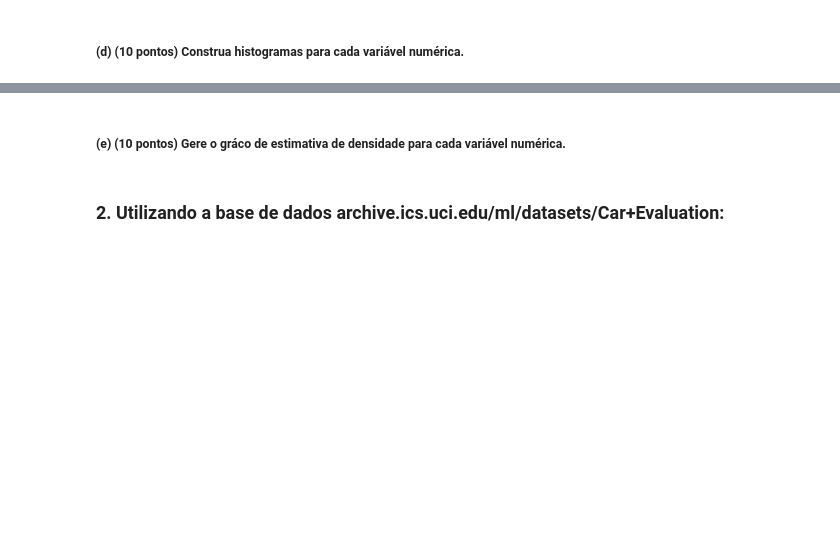
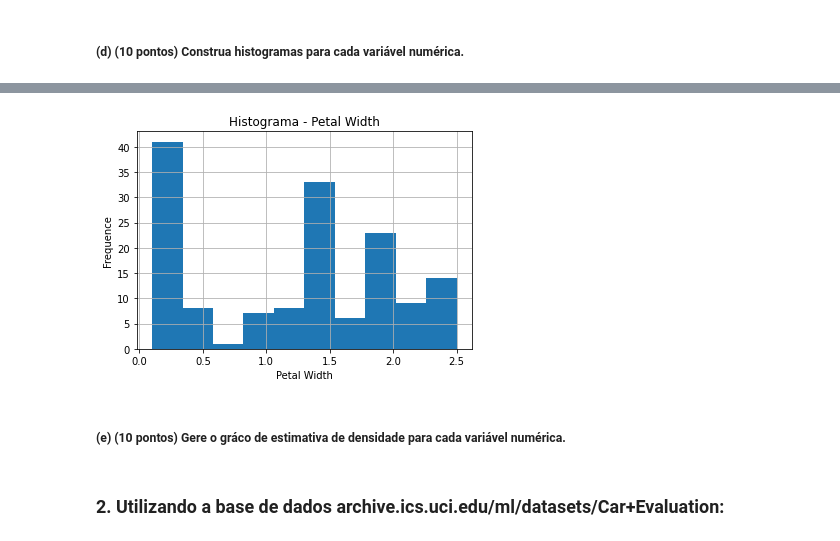
Before and after one commit to yuriresendematias/Aprendizagem-de-Maquina, a Jupyter notebook: Semana 5/Atividade5.ipynb, the cells around one changed output, grey strips where cells are left out. Cells and saved outputs as stored; diff of their text form; code cells hidden in the pictures; blank space fills up the shorter version.

```diff
--- a/Semana 5/Atividade5.ipynb
+++ b/Semana 5/Atividade5.ipynb
@@ -25,3 +134,12 @@ numeric_data.boxplot()
+# %%
+plt.xlabel('Petal Width')
+plt.ylabel('Frequence')
+plt.title('Histograma - Petal Width')
+plt.hist(data_set['petal.width'])
+plt.grid(True)
+plt.show()
+# %% [output]
+[figure, added]
 # %% [markdown]
 ##### (e) (10 pontos) Gere o gráco de estimativa de densidade para cada variável numérica.
 # %% [markdown]
```
Also changed, not shown: parts of 11 cells of this notebook.
